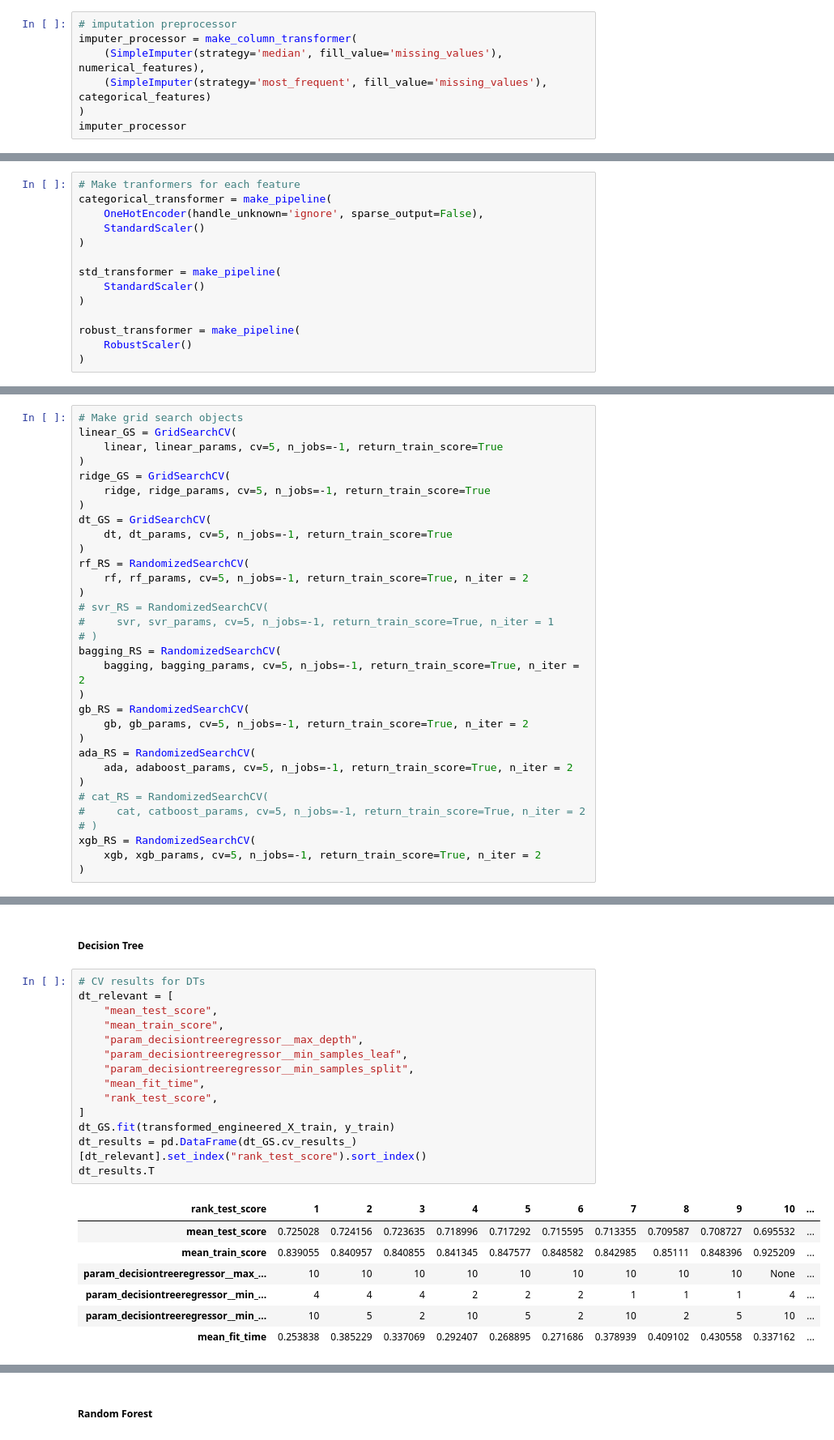
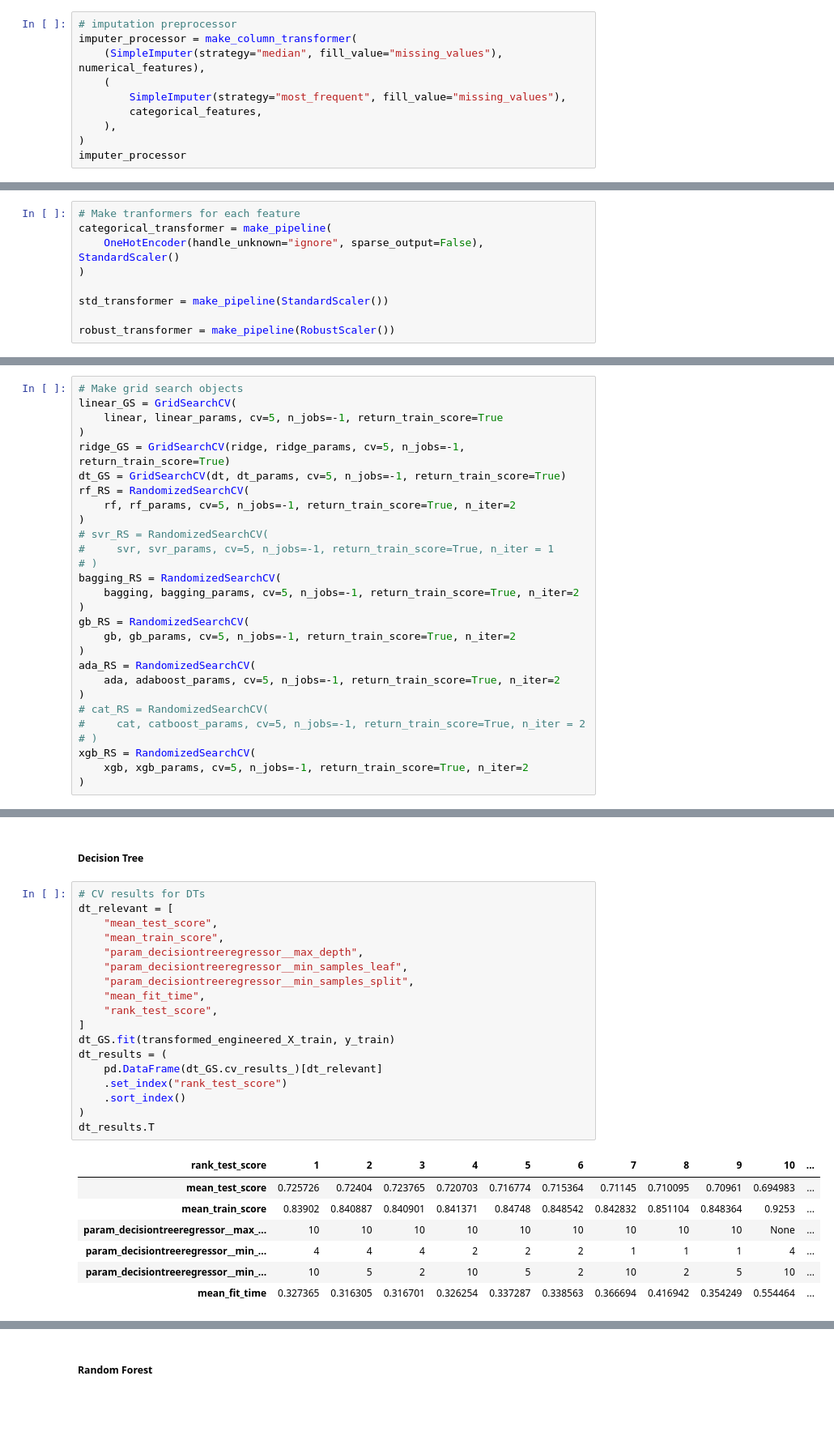
Before and after one commit to sohbatSandhu/california-housing-price-prediction, a Jupyter notebook: notebooks/Model Training.ipynb, the cells around one changed output, grey strips where cells are left out. Shown at 81% size. Cells and saved outputs as stored; diff of their text form; blank space fills up the shorter version.

Commit message:
Performed Model Training

```diff
--- a/notebooks/Model Training.ipynb
+++ b/notebooks/Model Training.ipynb
@@ -777,8 +827,11 @@ from sklearn.compose import make_column_transformer
 # %%
 # imputation preprocessor
 imputer_processor = make_column_transformer(
-    (SimpleImputer(strategy='median', fill_value='missing_values'), numerical_features),
-    (SimpleImputer(strategy='most_frequent', fill_value='missing_values'), categorical_features)
+    (SimpleImputer(strategy="median", fill_value="missing_values"), numerical_features),
+    (
+        SimpleImputer(strategy="most_frequent", fill_value="missing_values"),
+        categorical_features,
+    ),
 )
 imputer_processor
 # %% [output]
@@ -818,17 +879,12 @@ transformed_engineered_X_test = transformer.transform(engineered_X_test)
 # %%
 # Make tranformers for each feature
 categorical_transformer = make_pipeline(
-    OneHotEncoder(handle_unknown='ignore', sparse_output=False),
-    StandardScaler()
+    OneHotEncoder(handle_unknown="ignore", sparse_output=False), StandardScaler()
 )
 
-std_transformer = make_pipeline(
-    StandardScaler()
-)
+std_transformer = make_pipeline(StandardScaler())
 
-robust_transformer = make_pipeline(
-    RobustScaler()
-)
+robust_transformer = make_pipeline(RobustScaler())
 # %%
 # Make Preprocessor
 preprocessor = make_column_transformer(
@@ -1066,30 +1127,26 @@ xgb = make_pipeline(preprocessor, XGBRegressor())
 linear_GS = GridSearchCV(
     linear, linear_params, cv=5, n_jobs=-1, return_train_score=True
 )
-ridge_GS = GridSearchCV(
-    ridge, ridge_params, cv=5, n_jobs=-1, return_train_score=True
-)
-dt_GS = GridSearchCV(
-    dt, dt_params, cv=5, n_jobs=-1, return_train_score=True
-)
+ridge_GS = GridSearchCV(ridge, ridge_params, cv=5, n_jobs=-1, return_train_score=True)
+dt_GS = GridSearchCV(dt, dt_params, cv=5, n_jobs=-1, return_train_score=True)
 rf_RS = RandomizedSearchCV(
-    rf, rf_params, cv=5, n_jobs=-1, return_train_score=True, n_iter = 2
+    rf, rf_params, cv=5, n_jobs=-1, return_train_score=True, n_iter=2
 )
 # svr_RS = RandomizedSearchCV(
 #     svr, svr_params, cv=5, n_jobs=-1, return_train_score=True, n_iter = 1
 # )
 bagging_RS = RandomizedSearchCV(
-    bagging, bagging_params, cv=5, n_jobs=-1, return_train_score=True, n_iter = 2
+    bagging, bagging_params, cv=5, n_jobs=-1, return_train_score=True, n_iter=2
 )
 gb_RS = RandomizedSearchCV(
-    gb, gb_params, cv=5, n_jobs=-1, return_train_score=True, n_iter = 2
+    gb, gb_params, cv=5, n_jobs=-1, return_train_score=True, n_iter=2
 )
 ada_RS = RandomizedSearchCV(
-    ada, adaboost_params, cv=5, n_jobs=-1, return_train_score=True, n_iter = 2
+    ada, adaboost_params, cv=5, n_jobs=-1, return_train_score=True, n_iter=2
 )
 # cat_RS = RandomizedSearchCV(
 #     cat, catboost_params, cv=5, n_jobs=-1, return_train_score=True, n_iter = 2
 # )
 xgb_RS = RandomizedSearchCV(
-    xgb, xgb_params, cv=5, n_jobs=-1, return_train_score=True, n_iter = 2
+    xgb, xgb_params, cv=5, n_jobs=-1, return_train_score=True, n_iter=2
 )
@@ -1136,25 +1216,29 @@ ridge_results.T
 # %%
 # CV results for DTs
 dt_relevant = [
     "mean_test_score",
     "mean_train_score",
     "param_decisiontreeregressor__max_depth",
     "param_decisiontreeregressor__min_samples_leaf",
     "param_decisiontreeregressor__min_samples_split",
     "mean_fit_time",
     "rank_test_score",
 ]
 dt_GS.fit(transformed_engineered_X_train, y_train)
-dt_results = pd.DataFrame(dt_GS.cv_results_)[dt_relevant].set_index("rank_test_score").sort_index()
+dt_results = (
+    pd.DataFrame(dt_GS.cv_results_)[dt_relevant]
+    .set_index("rank_test_score")
+    .sort_index()
+)
 dt_results.T
 # %% [output]
 | rank_test_score | 1 | 2 | 3 | 4 | 5 | 6 | 7 | 8 | 9 | 10 | ... |
-| mean_test_score | 0.725028 | 0.724156 | 0.723635 | 0.718996 | 0.717292 | 0.715595 | 0.713355 | 0.709587 | 0.708727 | 0.695532 | ... |
-| mean_train_score | 0.839055 | 0.840957 | 0.840855 | 0.841345 | 0.847577 | 0.848582 | 0.842985 | 0.85111 | 0.848396 | 0.925209 | ... |
+| mean_test_score | 0.725726 | 0.72404 | 0.723765 | 0.720703 | 0.716774 | 0.715364 | 0.71145 | 0.710095 | 0.70961 | 0.694983 | ... |
+| mean_train_score | 0.83902 | 0.840887 | 0.840901 | 0.841371 | 0.84748 | 0.848542 | 0.842832 | 0.851104 | 0.848364 | 0.9253 | ... |
 | param_decisiontreeregressor__max_... | 10 | 10 | 10 | 10 | 10 | 10 | 10 | 10 | 10 | None | ... |
 | param_decisiontreeregressor__min_... | 4 | 4 | 4 | 2 | 2 | 2 | 1 | 1 | 1 | 4 | ... |
 | param_decisiontreeregressor__min_... | 10 | 5 | 2 | 10 | 5 | 2 | 10 | 2 | 5 | 10 | ... |
-| mean_fit_time | 0.253838 | 0.385229 | 0.337069 | 0.292407 | 0.268895 | 0.271686 | 0.378939 | 0.409102 | 0.430558 | 0.337162 | ... |
+| mean_fit_time | 0.327365 | 0.316305 | 0.316701 | 0.326254 | 0.337287 | 0.338563 | 0.366694 | 0.416942 | 0.354249 | 0.554464 | ... |
 6 rows × 27 columns
 # %% [markdown]
 ##### Random Forest
```
Also changed, not shown: parts of 40 cells of this notebook.
